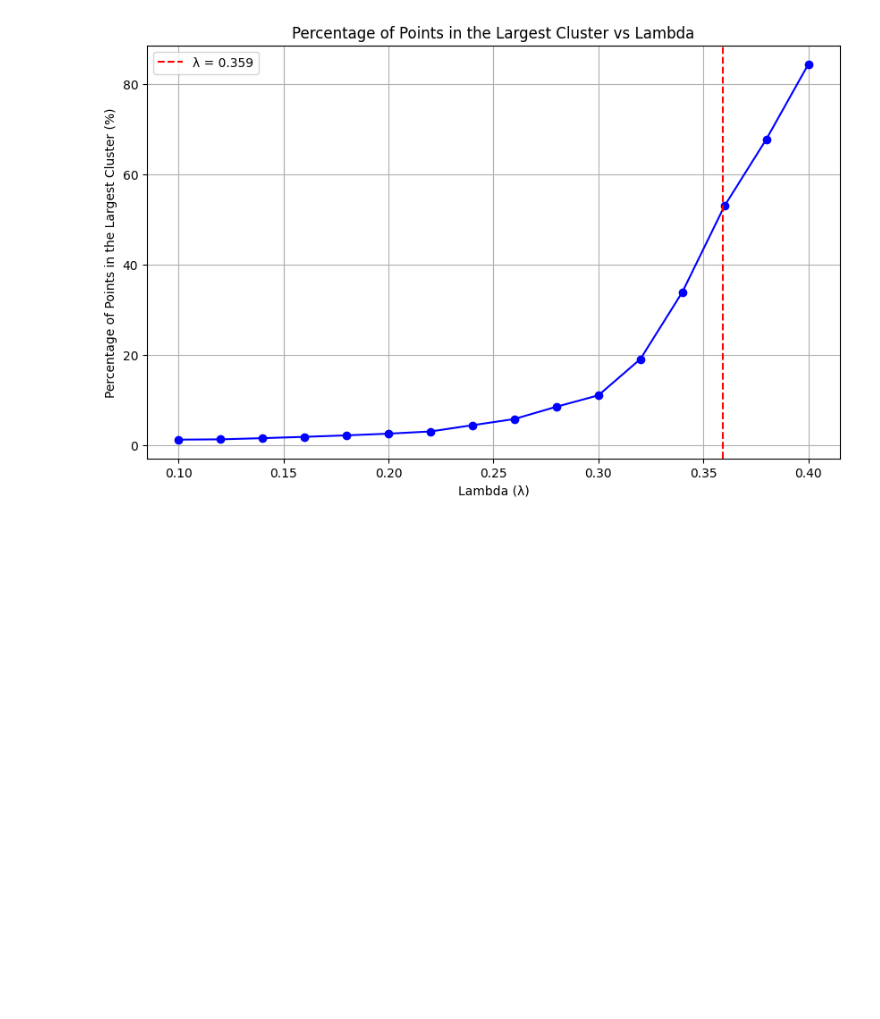
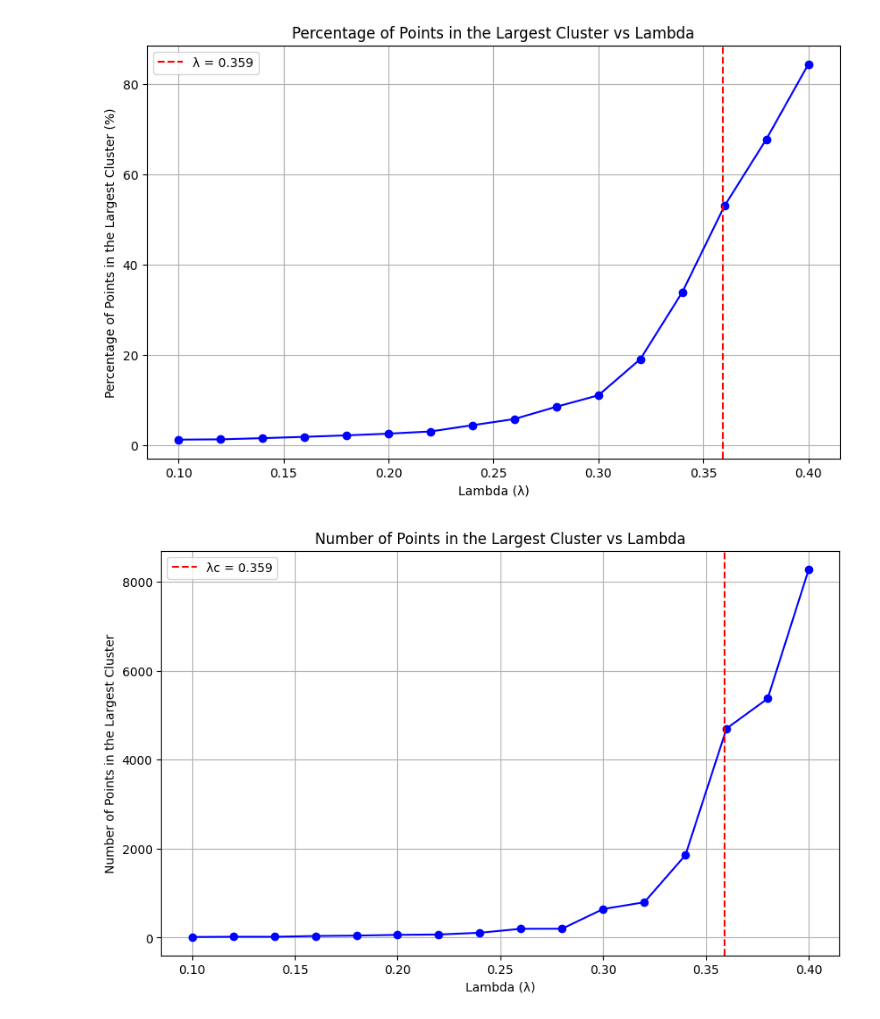
Before and after one commit to lorenzosquassoni/PERCOLATION-ON-BOOLEAN-NETWORKS, a Jupyter notebook: PERCOLATION ON BOOLEAN NETWORKS PROJECT.ipynb, the cells around one changed output. Saved outputs shown, nothing was run; the diff lists cells and outputs as text; code cells hidden in the pictures; blank space fills up the shorter version.

Commit message:
chart lambda and n points of biggest cluster

```diff
--- a/PERCOLATION ON BOOLEAN NETWORKS PROJECT.ipynb
+++ b/PERCOLATION ON BOOLEAN NETWORKS PROJECT.ipynb
@@ -396,3 +396,32 @@ plt.grid(True)
 plt.show()
 # %% [output]
 [figure]
+# %%
+# Parameters
+T = 150 # Size of the square domain
+lambda_values = np.arange(0.1, 0.42, 0.02)  # Lambda values
+M = 1  # Number of simulations
+lambda_threshold = 4.512 / (4 * np.pi)  # Threshold lambda value
+
+# Perform simulation
+results = []
+
+for lam in lambda_values:
+    avg_largest_cluster_size, avg_num_points, avg_percent_points_in_largest_cluster = simulate_boolean_network_complete(T, lam, M)
+    results.append((lam, avg_largest_cluster_size, avg_num_points, avg_percent_points_in_largest_cluster))
+
+# Plotting the results
+lambda_vals = [result[0] for result in results]
+largest_cluster_sizes = [result[1] for result in results]
+
+plt.figure(figsize=(10, 6))
+plt.plot(lambda_vals, largest_cluster_sizes, marker='o', linestyle='-', color='b')
+plt.axvline(x=lambda_threshold, color='r', linestyle='--', label=f'λc = {lambda_threshold:.3f}')
+plt.xlabel('Lambda (λ)')
+plt.ylabel('Number of Points in the Largest Cluster')
+plt.title('Number of Points in the Largest Cluster vs Lambda')
+plt.legend()
+plt.grid(True)
+plt.show()
+# %% [output]
+[figure, added]
```
Also changed, not shown: parts of 3 cells of this notebook.
